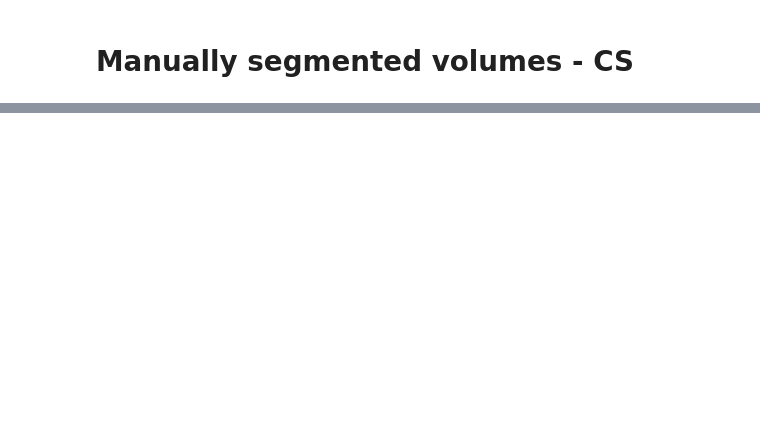
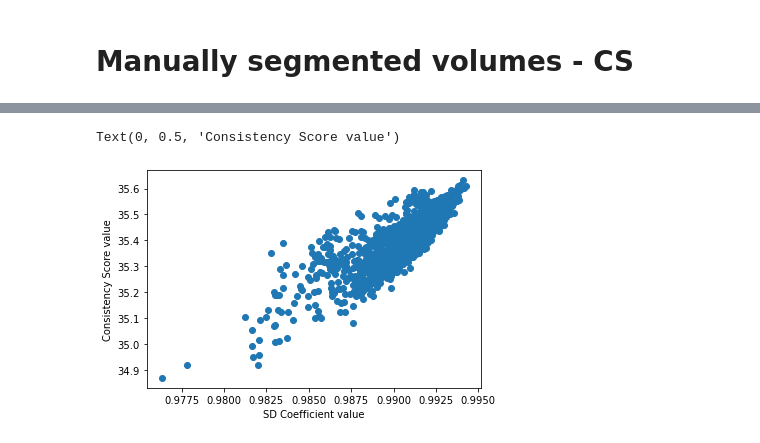
Before and after one commit to rosalindfranklininstitute/LeopardGecko, a Jupyter notebook: lg-genpredcsreport.ipynb, the cells around one changed output, grey strips where cells are left out. Drawn from its saved outputs; the diff is of its cells as text; code cells hidden in the pictures; blank space fills up the shorter version.

```diff
--- a/lg-genpredcsreport.ipynb
+++ b/lg-genpredcsreport.ipynb
@@ -258,0 +335,13 @@ V6 [ 1067:1991 , 1074:1458 , 1352:1736 ] , consistency score of 33.3395284604085
+# %%
+sdc_flat = sdc_res.data3d.flatten()
+
+#Scoredata_lg can be a h5 data type so flatten operation ay not be available
+cs_flat = np.copy(scoredata_lg.data3d).flatten()
+# %%
+plt.scatter(sdc_flat,cs_flat)
+plt.xlabel('SD Coefficient value')
+plt.ylabel('Consistency Score value')
+# Analyse SDC data, histogram + sdc vs cs scatter plots
+# %% [output]
+Text(0, 0.5, 'Consistency Score value')
+[figure, added]
```
Also changed, not shown: parts of 26 cells of this notebook, 4 other files.
